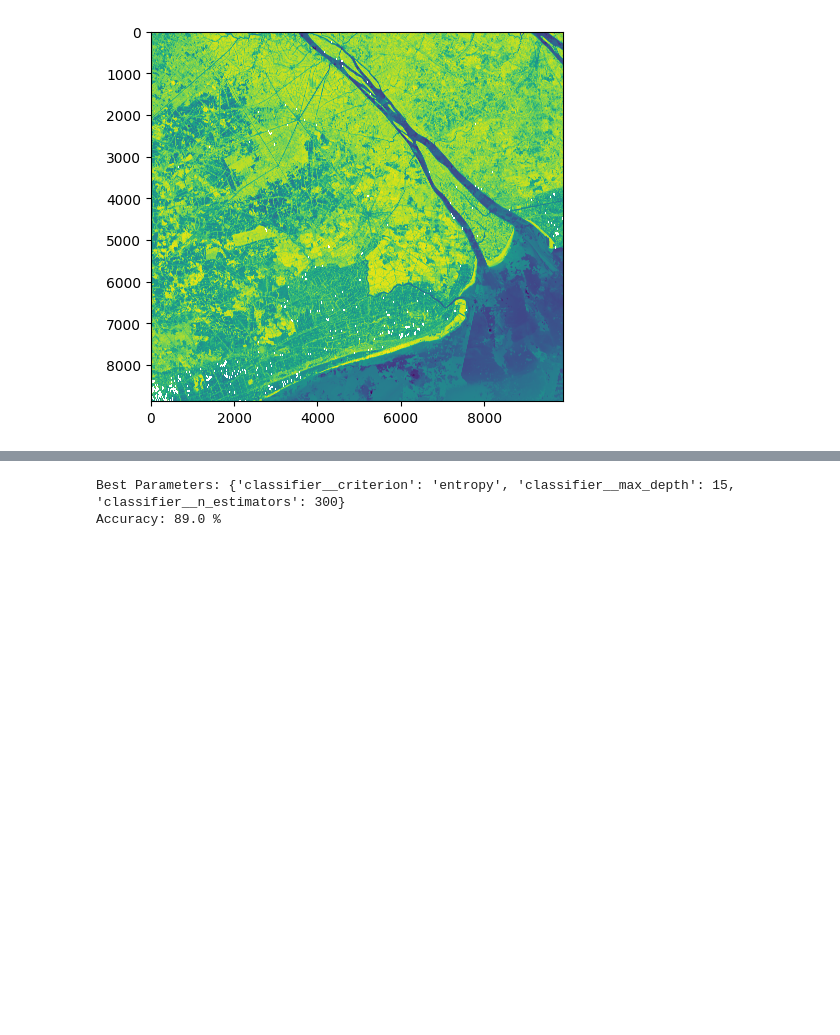
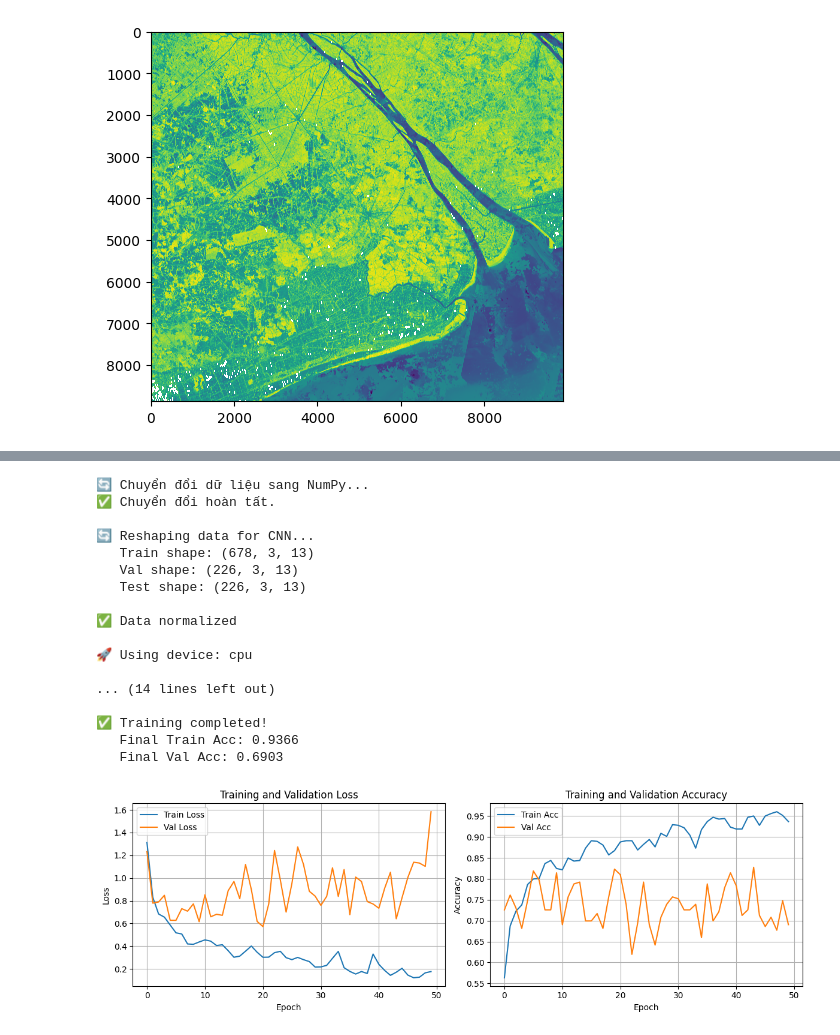
Before and after one commit to victorphan03/CSIROBoeingPhase5-Vietnam, a Jupyter notebook: 01.train_ODC_CNN.ipynb, the cells around one changed output, grey strips where cells are left out. Drawn from its saved outputs; the diff is of its cells as text; code cells hidden in the pictures; blank space fills up the shorter version.

```diff
--- a/01.train_ODC_CNN.ipynb
+++ b/01.train_ODC_CNN.ipynb
@@ -280,19 +297,23 @@ X_train, X_val, X_test, y_train, y_val, y_test = split_train_data(
     train, label_mapping, datasets
 )
 # %%
-%%time
 # Import CNN model
 from cnn_model import CNNTrainer, reshape_for_cnn
 import torch
 import numpy as np
 
-# Convert to numpy arrays if they're lists
-X_train_np = np.array(X_train) if isinstance(X_train, list) else X_train.values
-X_val_np = np.array(X_val) if isinstance(X_val, list) else X_val.values
-X_test_np = np.array(X_test) if isinstance(X_test, list) else X_test.values
-y_train_np = np.array(y_train) if isinstance(y_train, list) else y_train.values
-y_val_np = np.array(y_val) if isinstance(y_val, list) else y_val.values
-y_test_np = np.array(y_test) if isinstance(y_test, list) else y_test.values
+# --- SỬA LỖI LOGIC CHUYỂN ĐỔI ---
+# Kiểm tra sự tồn tại của '.values' (dành cho Pandas) trước
+# Nếu không, np.array() sẽ xử lý tốt cả list và numpy.ndarray
+print("🔄 Chuyển đổi dữ liệu sang NumPy...")
+X_train_np = X_train.values if hasattr(X_train, 'values') else np.array(X_train)
+X_val_np = X_val.values if hasattr(X_val, 'values') else np.array(X_val)
+X_test_np = X_test.values if hasattr(X_test, 'values') else np.array(X_test)
+y_train_np = y_train.values if hasattr(y_train, 'values') else np.array(y_train)
+y_val_np = y_val.values if hasattr(y_val, 'values') else np.array(y_val)
+y_test_np = y_test.values if hasattr(y_test, 'values') else np.array(y_test)
+print("✅ Chuyển đổi hoàn tất.\n")
+# -------------------------------
 
 # Reshape data for CNN (n_samples, 39) -> (n_samples, 3, 13)
 print("🔄 Reshaping data for CNN...")
@@ -313,35 +334,51 @@ X_test_flat = X_test_cnn.reshape(X_test_cnn.shape[0], -1)
 
 scaler.fit(X_train_flat)
 X_train_flat = scaler.transform(X_train_flat)
 X_val_flat = scaler.transform(X_val_flat)
 X_test_flat = scaler.transform(X_test_flat)
 
 X_train_cnn = X_train_flat.reshape(X_train_cnn.shape)
 X_val_cnn = X_val_flat.reshape(X_val_cnn.shape)
 X_test_cnn = X_test_flat.reshape(X_test_cnn.shape)
 
 print("✅ Data normalized\n")
 
 # Initialize trainer
 device = torch.device("cuda" if torch.cuda.is_available() else "cpu")
 print(f"🚀 Using device: {device}\n")
 
 trainer = CNNTrainer(num_classes=8, learning_rate=0.001, device=device)
 
 # Train model
 trainer.fit(
     X_train_cnn, y_train_np,
     X_val_cnn, y_val_np,
     epochs=50,
     batch_size=32,
     verbose=True
 )
 
 # Plot training history
 trainer.plot_history()
 # %% [output]
-Best Parameters: {'classifier__criterion': 'entropy', 'classifier__max_depth': 15, 'classifier__n_estimators': 300}
-Accuracy: 89.0 %
+🔄 Chuyển đổi dữ liệu sang NumPy...
+✅ Chuyển đổi hoàn tất.
+
+🔄 Reshaping data for CNN...
+   Train shape: (678, 3, 13)
+   Val shape: (226, 3, 13)
+   Test shape: (226, 3, 13)
+
+✅ Data normalized
+
+🚀 Using device: cpu
+
+... (14 lines left out)
+
+✅ Training completed!
+   Final Train Acc: 0.9366
+   Final Val Acc: 0.6903
+[figure, added]
 # %%
 %%time
 # Evaluate on test data
```
Also changed, not shown: parts of 9 cells of this notebook, 1 other file.
